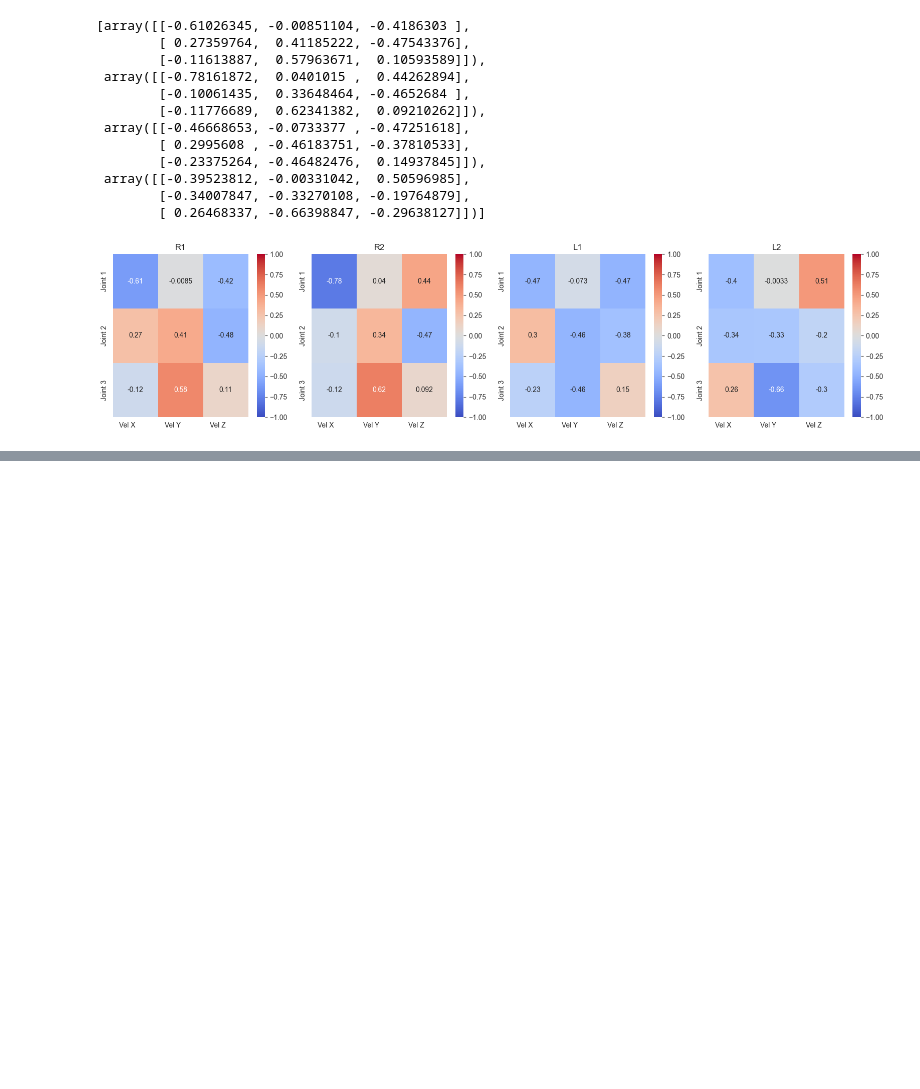
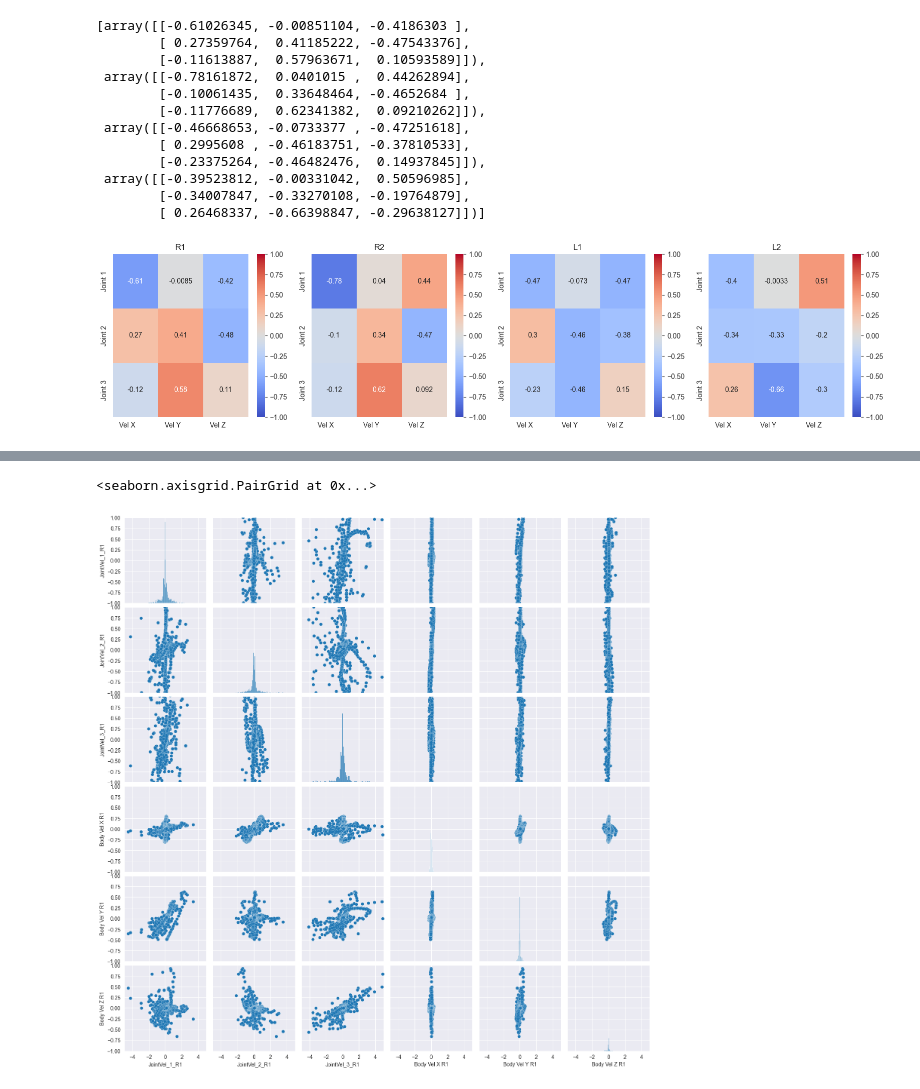
Before and after one commit to Leung555/Rapid_Innate_Learning_RIL, a Jupyter notebook: analysis/Analysis_compliance_distributed.ipynb, the cells around one changed output, grey strips where cells are left out. Cells and saved outputs as stored; diff of their text form; code cells hidden in the pictures; blank space fills up the shorter version.

```diff
--- a/analysis/Analysis_compliance_distributed.ipynb
+++ b/analysis/Analysis_compliance_distributed.ipynb
@@ -644,0 +647,3 @@ plt.show()
+# %%
+df = pd.read_csv('./Compliance_JVel_BVel_fullbody_leader_Org_Quadruped_.csv')
+df.head()
@@ -644,0 +658,27 @@ plt.show()
+# %%
+# Filter out rows where Joint Vel 1, Joint Vel 2, and Joint Vel 3 are all zero
+df = df[~((abs(df["JointVel_1_R1"]) < 0.1) &
+          (abs(df["JointVel_2_R1"]) < 0.1) &
+          (abs(df["JointVel_3_R1"]) < 0.1) &
+          (abs(df["JointVel_1_R2"]) < 0.1) &
+          (abs(df["JointVel_2_R2"]) < 0.1) &
+          (abs(df["JointVel_3_R2"]) < 0.1) &
+          (abs(df["JointVel_1_L1"]) < 0.1) &
+          (abs(df["JointVel_2_L1"]) < 0.1) &
+          (abs(df["JointVel_3_L1"]) < 0.1) &
+          (abs(df["JointVel_1_L2"]) < 0.1) &
+          (abs(df["JointVel_2_L2"]) < 0.1) &
+          (abs(df["JointVel_3_L2"]) < 0.1)
+          )]
+# %%
+# independent joitn activation (calibrate data)
+selected_colums_R1 = ["JointVel_1_R1", "JointVel_2_R1", "JointVel_3_R1", "Body Vel X R1", "Body Vel Y R1", "Body Vel Z R1"]
+selected_colums_R2 = ["JointVel_1_R2", "JointVel_2_R2", "JointVel_3_R2", "Body Vel X R2", "Body Vel Y R2", "Body Vel Z R2"]
+selected_colums_L1 = ["JointVel_1_L1", "JointVel_2_L1", "JointVel_3_L1", "Body Vel X L1", "Body Vel Y L1", "Body Vel Z L1"]
+selected_colums_L2 = ["JointVel_1_L2", "JointVel_2_L2", "JointVel_3_L2", "Body Vel X L2", "Body Vel Y L2", "Body Vel Z L2"]
+pair_plot = sns.pairplot(df[selected_colums_R1],
+                         plot_kws={'edgecolor': 'white', 'linewidth': 0.2})
+pair_plot.set(xlim=(-5,5), ylim = (-1,1))
+# %% [output]
+<seaborn.axisgrid.PairGrid at 0x...>
+[figure, added]
```
Also changed, not shown: parts of 11 cells of this notebook, 4 other files.
